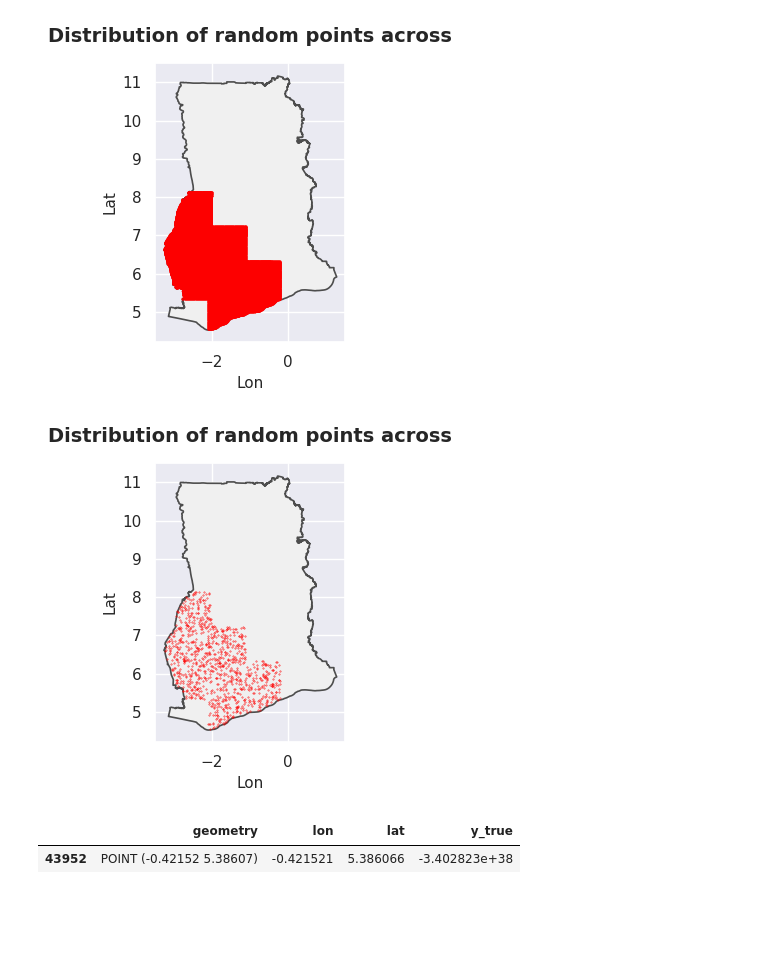
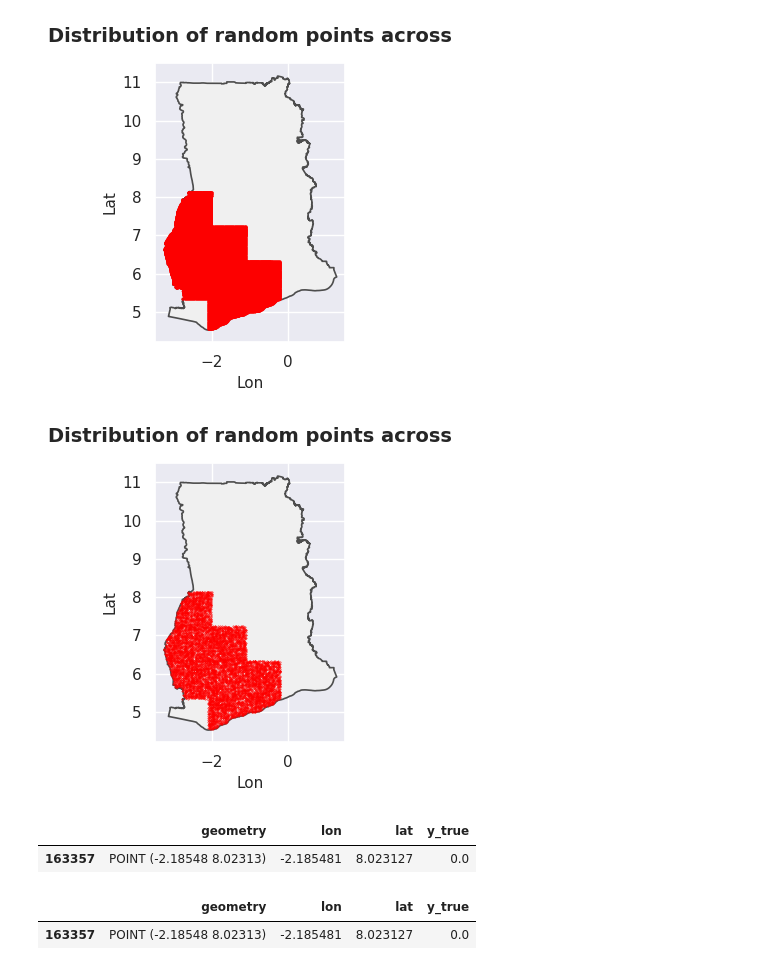
Before and after one commit to arthurgassner-synotis/forestero-skymap-poc, a Jupyter notebook: nb/0-6-predict_ethz.ipynb, the cells around one changed output. Drawn from its saved outputs; the diff is of its cells as text; code cells hidden in the pictures; blank space fills up the shorter version.

```diff
--- a/nb/0-6-predict_ethz.ipynb
+++ b/nb/0-6-predict_ethz.ipynb
@@ -153,10 +153,10 @@ plot_map(GHANA_GDF, grid_gdf)
 [figure]
 # %%
 # Subsample to be fast
-gdf = grid_gdf.sample(1_000)
+gdf = grid_gdf.sample(10_000)
 plot_map(GHANA_GDF, gdf)
 # %% [output]
-[figure, old version]
+[figure, new version]
 # %%
 # Enrich these points with the ETHZ prediction
 def get_ethz_probs(lonlats_wgs84: list[tuple[float, float]]) -> np.ndarray:
@@ -172,7 +172,7 @@ def get_ethz_probs(lonlats_wgs84: list[tuple[float, float]]) -> np.ndarray:
 
     with rasterio.open(ETHZ_COCOA_MAP_FILEPATH) as src:
         sample_gen = src.sample(lonlats_wgs84, indexes=1) # indexes=1 ensures we only extract the first band.
-        probs = np.array([val[0] for val in sample_gen])
+        probs = np.array([float(e[0]) for e in sample_gen])
 
     return probs
 
@@ -182,7 +182,15 @@ gdf['y_true'] = probs
 gdf.head(1)
 # %% [output]
 |  | geometry | lon | lat | y_true |
-| 43952 | POINT (-0.42152 5.38607) | -0.421521 | 5.386066 | -3.402823e+38 |
+| 163357 | POINT (-2.18548 8.02313) | -2.185481 | 8.023127 | 0.0 |
+# %%
+# Ditch OOB values -- the lowest float is considered no-data
+is_within_bounds_mask = gdf.y_true.apply(lambda x: 0.0 <= x <= 1.0)
+gdf = gdf[is_within_bounds_mask]
+gdf.head(1)
+# %% [output]
+|  | geometry | lon | lat | y_true |
+| 163357 | POINT (-2.18548 8.02313) | -2.185481 | 8.023127 | 0.0 |
 # %%
 # Select the most-relevant s2item for each point
 s2_gdf = gpd.GeoDataFrame(
```
Also changed, not shown: parts of 14 cells of this notebook, 2 other files.
